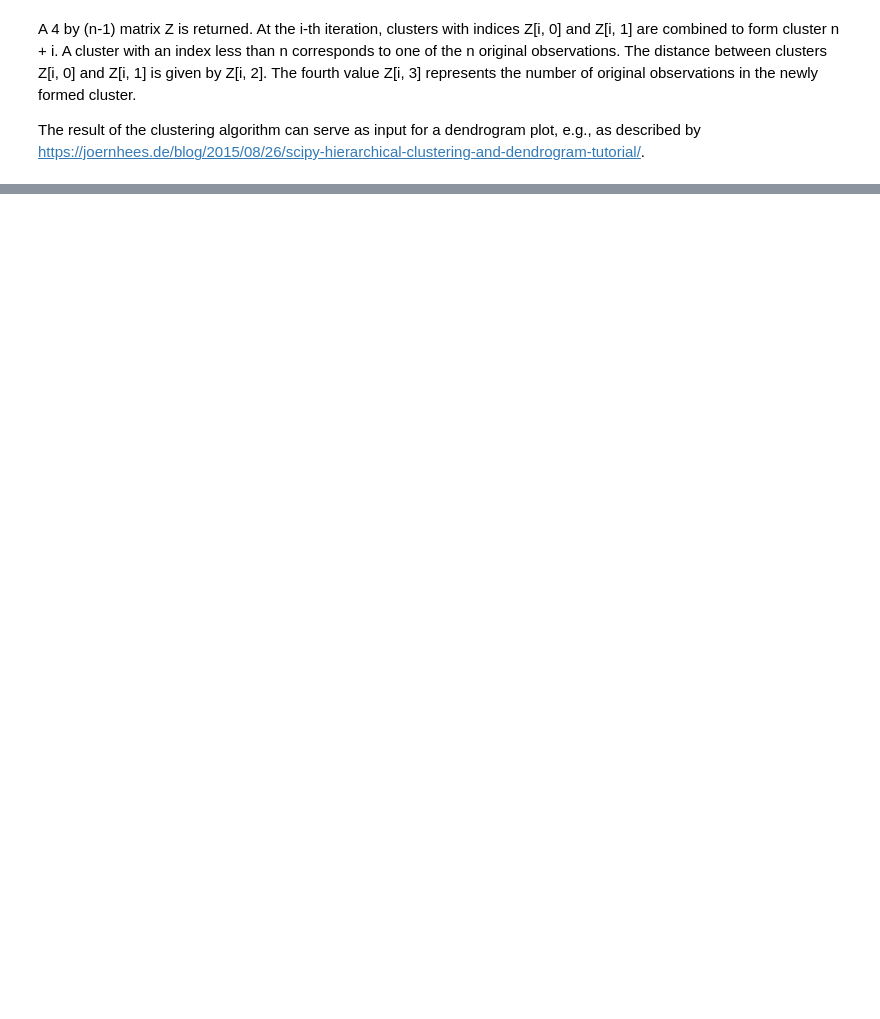
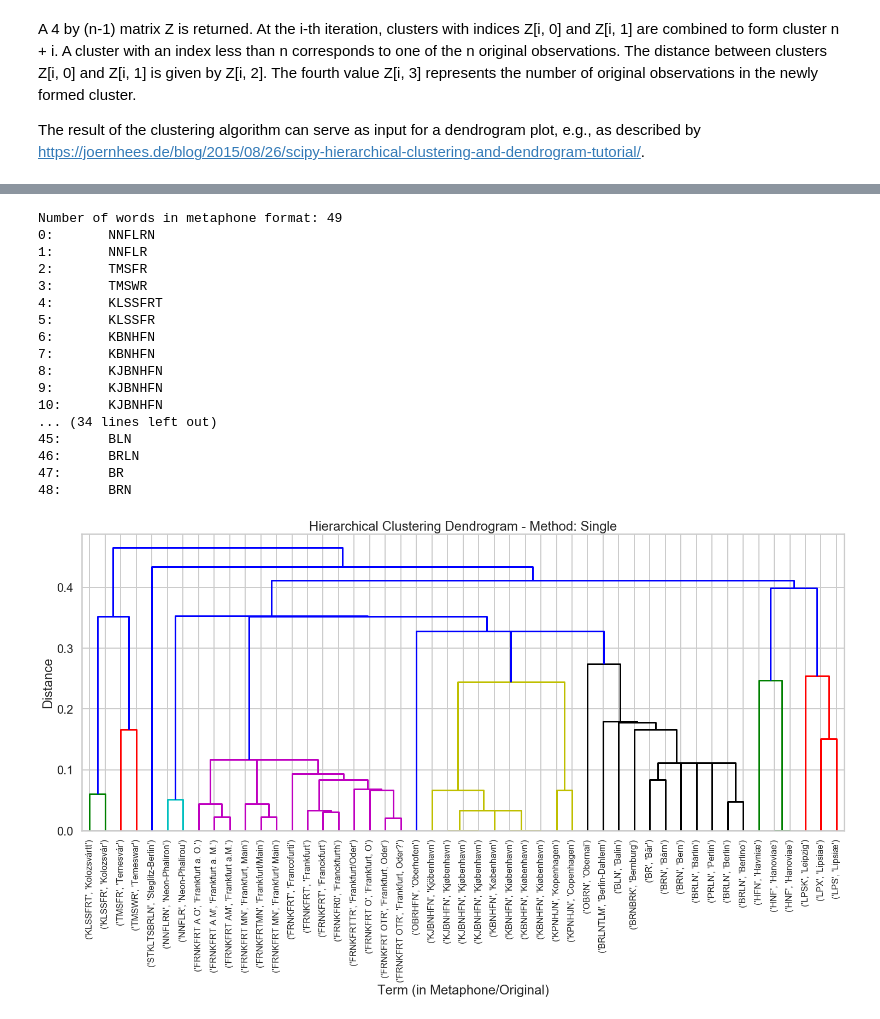
Before and after one commit to elektrobohemian/courses, a Jupyter notebook: hu_ibi/clustering_demo.ipynb, the cells around one changed output, grey strips where cells are left out. Cells and saved outputs as stored; diff of their text form; code cells hidden in the pictures; blank space fills up the shorter version.

```diff
--- a/hu_ibi/clustering_demo.ipynb
+++ b/hu_ibi/clustering_demo.ipynb
@@ -223,0 +286,49 @@ plt.show()
+# %%
+# create a new list of tokens by applying the metaphone method to all tokens from the words list
+words2=list(map(metaphone,words))
+term_labels=list(zip(words2,words))
+
+print("Number of words in metaphone format: %i" % len(words2))
+for i,val in enumerate(words2):
+    print(str(i)+":\t "+str(val))
+
+# calculate the triangle distance list as above
+r=np.triu_indices(n=len(words2), k=1)
+r
+
+r2=np.apply_along_axis(d, 0, r)
+r2
+
+method_name='single'
+Z=scipycluster.linkage(r2,method=method_name)
+
+plt.figure(figsize=(25, 10))
+plt.title('Hierarchical Clustering Dendrogram - Method: '+method_name.title())
+plt.xlabel('Term (in Metaphone/Original)')
+plt.ylabel('Distance')
+scipycluster.dendrogram(
+        Z,
+        leaf_rotation=90.,  # rotates the x axis labels
+        leaf_font_size=16.,  # font size for the x axis labels
+        labels=term_labels
+    )
+plt.show()
+# %% [output]
+Number of words in metaphone format: 49
+0:       NNFLRN
+1:       NNFLR
+2:       TMSFR
+3:       TMSWR
+4:       KLSSFRT
+5:       KLSSFR
+6:       KBNHFN
+7:       KBNHFN
+8:       KJBNHFN
+9:       KJBNHFN
+10:      KJBNHFN
+... (34 lines left out)
+45:      BLN
+46:      BRLN
+47:      BR
+48:      BRN
+[figure, added]
```
Also changed, not shown: parts of 22 cells of this notebook.
